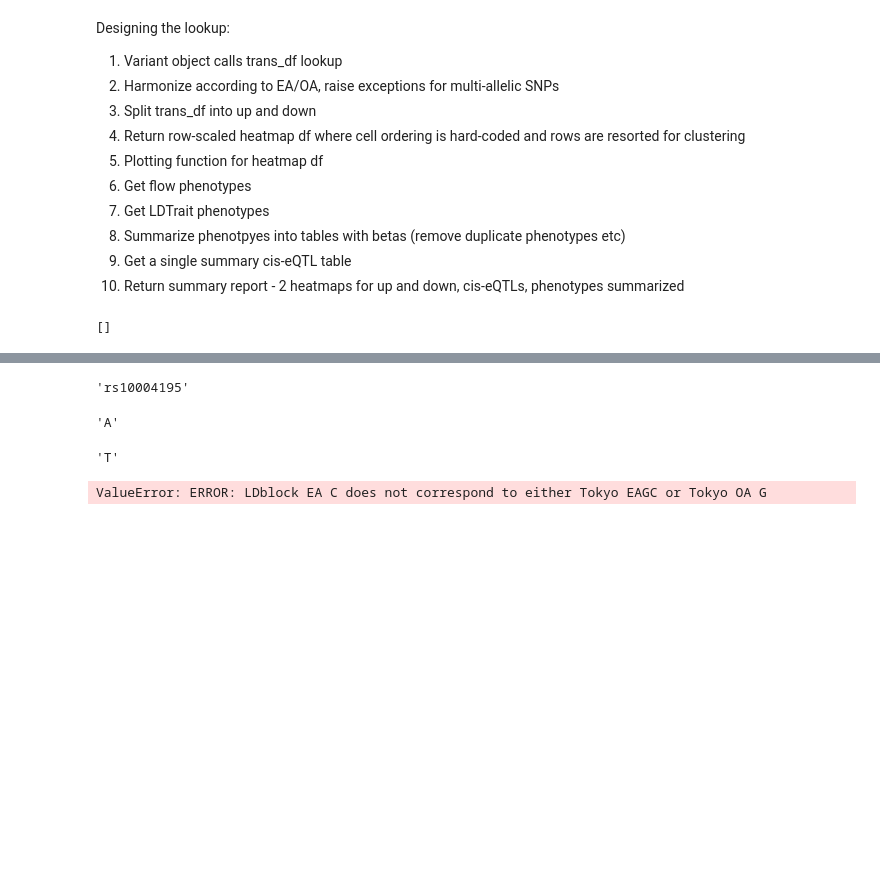
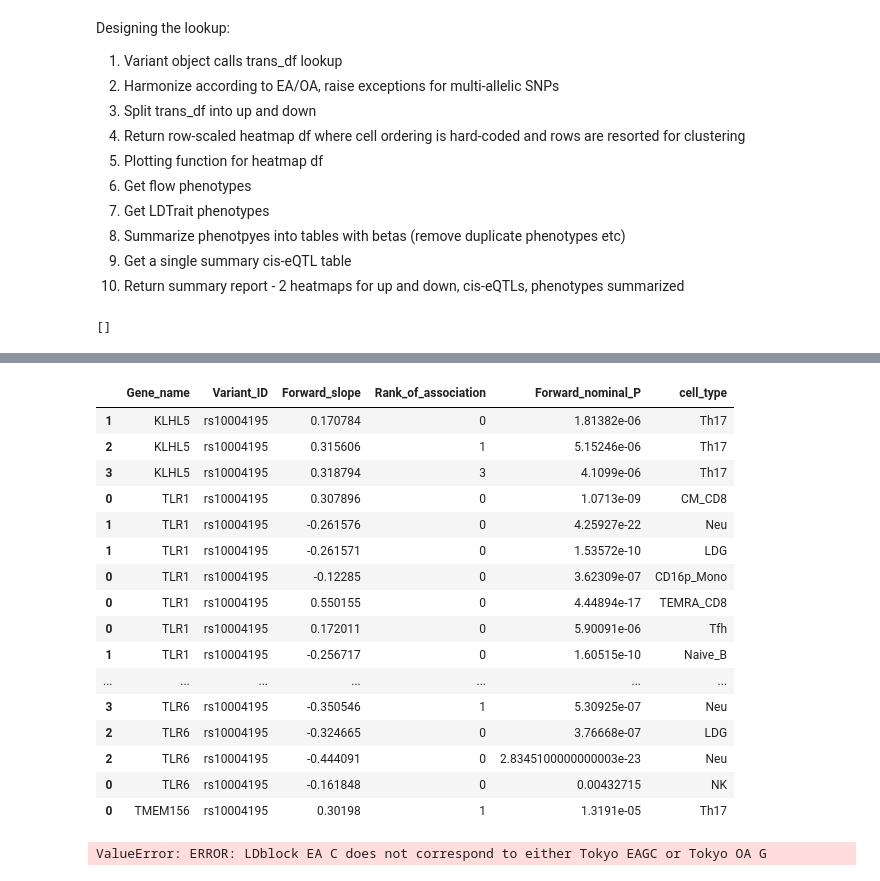
Before and after one commit to zainomarali/ImmuneGWAS, a Jupyter notebook: trans.ipynb, the cells around one changed output, grey strips where cells are left out. Cells and saved outputs as stored; diff of their text form; code cells hidden in the pictures; blank space fills up the shorter version.

```diff
--- a/trans.ipynb
+++ b/trans.ipynb
@@ -214,15 +252,28 @@ trans
 # %%
-x.rsid
+tokyo = x.results.tokyo_eqtl()[x.results.tokyo_eqtl()['Variant_ID']==x.rsid]
+tokyo = tokyo[['Gene_name','Variant_ID', 'Forward_slope', 'Rank_of_association', 'Forward_nominal_P', 'cell_type']]
+
+
+
+tokyo.sort_values(by='Gene_name')
 # %% [output]
-'rs10004195'
+|  | Gene_name | Variant_ID | Forward_slope | Rank_of_association | Forward_nominal_P | cell_type |
+| 1 | KLHL5 | rs10004195 | 0.170784 | 0 | 1.81382e-06 | Th17 |
+| 2 | KLHL5 | rs10004195 | 0.315606 | 1 | 5.15246e-06 | Th17 |
+| 3 | KLHL5 | rs10004195 | 0.318794 | 3 | 4.1099e-06 | Th17 |
+| 0 | TLR1 | rs10004195 | 0.307896 | 0 | 1.0713e-09 | CM_CD8 |
+| 1 | TLR1 | rs10004195 | -0.261576 | 0 | 4.25927e-22 | Neu |
+| 1 | TLR1 | rs10004195 | -0.261571 | 0 | 1.53572e-10 | LDG |
+| 0 | TLR1 | rs10004195 | -0.12285 | 0 | 3.62309e-07 | CD16p_Mono |
+| 0 | TLR1 | rs10004195 | 0.550155 | 0 | 4.44894e-17 | TEMRA_CD8 |
+| 0 | TLR1 | rs10004195 | 0.172011 | 0 | 5.90091e-06 | Tfh |
+| 1 | TLR1 | rs10004195 | -0.256717 | 0 | 1.60515e-10 | Naive_B |
+| ... | ... | ... | ... | ... | ... | ... |
+| 3 | TLR6 | rs10004195 | -0.350546 | 1 | 5.30925e-07 | Neu |
+| 2 | TLR6 | rs10004195 | -0.324665 | 0 | 3.76668e-07 | LDG |
+| 2 | TLR6 | rs10004195 | -0.444091 | 0 | 2.8345100000000003e-23 | Neu |
+| 0 | TLR6 | rs10004195 | -0.161848 | 0 | 0.00432715 | NK |
+| 0 | TMEM156 | rs10004195 | 0.30198 | 1 | 1.3191e-05 | Th17 |
-# %%
-x.EA
-# %% [output]
-'A'
-# %%
-x.OA
-# %% [output]
-'T'
 # %%
 summary_trans(x)
 # %% [output]
```
Also changed, not shown: parts of 6 cells of this notebook.
